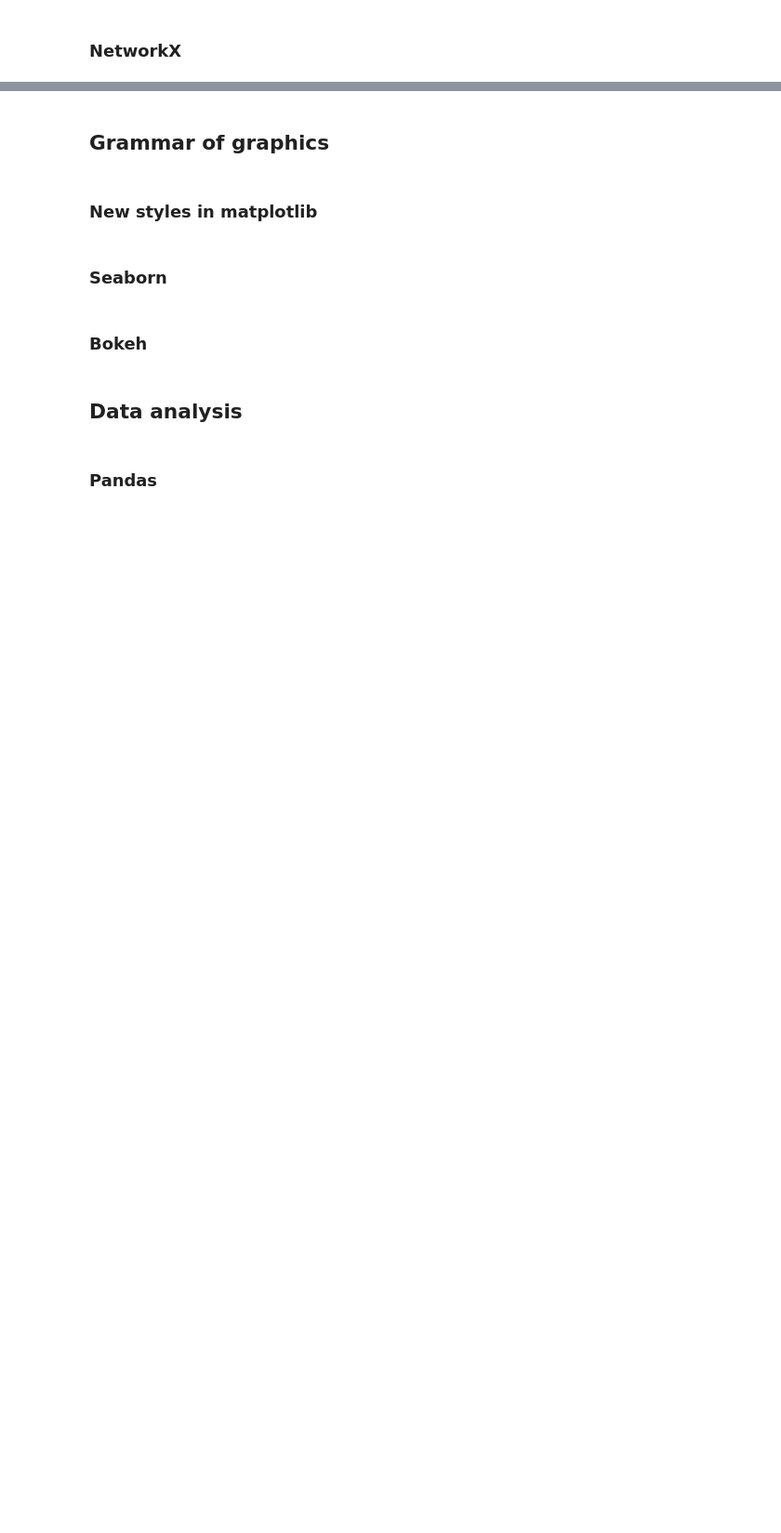
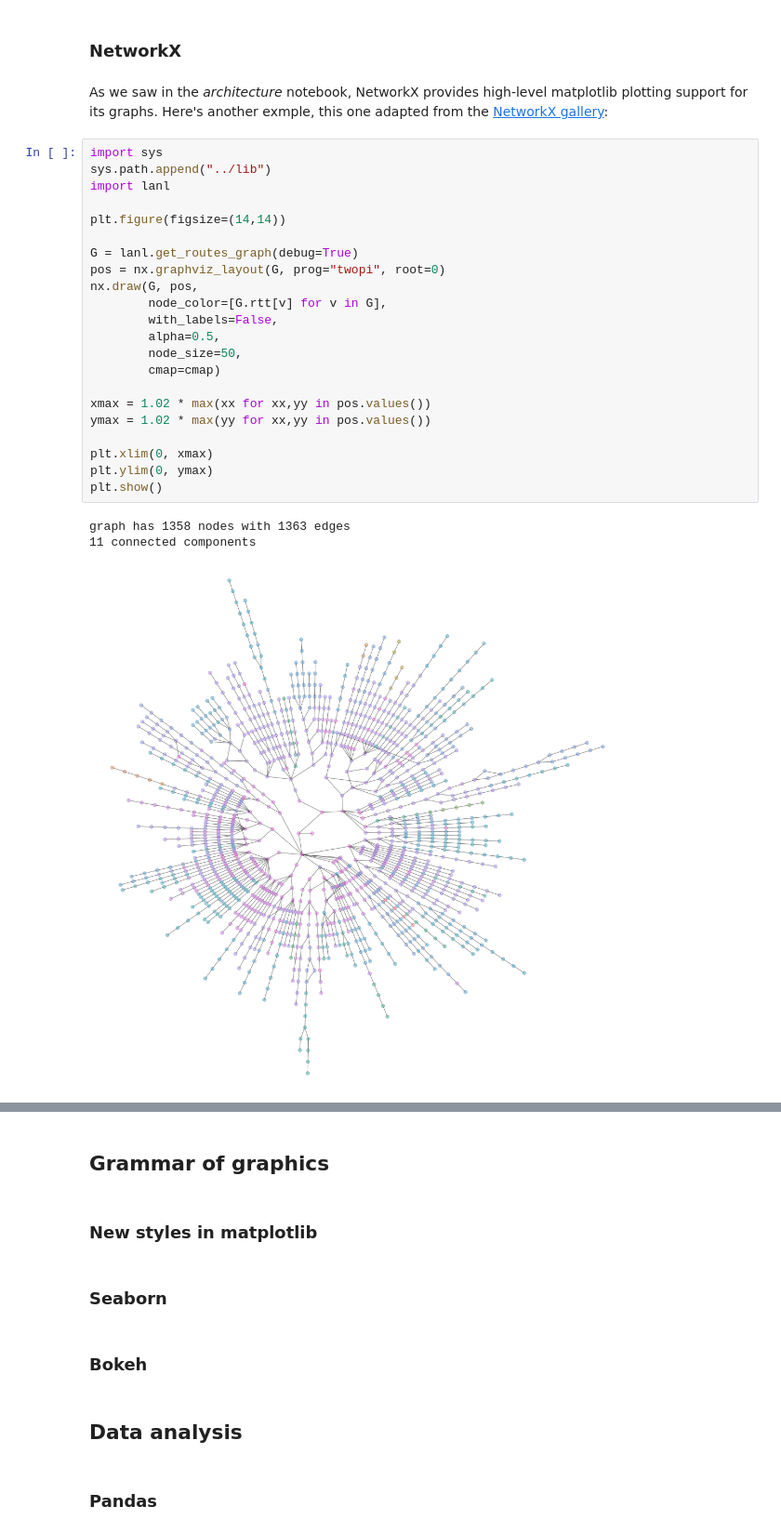
Before and after one commit to masteringmatplotlib/high-level, a Jupyter notebook: notebooks/mmpl-high-level.ipynb, the cells around one changed output, grey strips where cells are left out. Shown: that part at 93% size. Saved outputs shown, nothing was run; the diff lists cells and outputs as text; blank space fills up the shorter version.

Commit message:
Updated notebook with high-level subsections.

```diff
--- a/notebooks/mmpl-high-level.ipynb
+++ b/notebooks/mmpl-high-level.ipynb
@@ -86,2 +172,30 @@ A map of Napoleon's Russian Campaign of 1812 combined with a Sankey diagram depi
 # %% [markdown]
 ### NetworkX
+# %% [markdown]
+As we saw in the *architecture* notebook, NetworkX provides high-level matplotlib plotting support for its graphs. Here's another exmple, this one adapted from the [NetworkX gallery](https://networkx.github.io/documentation/latest/examples/drawing/lanl_routes.html):
+# %%
+import sys
+sys.path.append("../lib")
+import lanl
+
+plt.figure(figsize=(14,14))
+
+G = lanl.get_routes_graph(debug=True)
+pos = nx.graphviz_layout(G, prog="twopi", root=0)
+nx.draw(G, pos,
+        node_color=[G.rtt[v] for v in G],
+        with_labels=False,
+        alpha=0.5,
+        node_size=50,
+        cmap=cmap)
+
+xmax = 1.02 * max(xx for xx,yy in pos.values())
+ymax = 1.02 * max(yy for xx,yy in pos.values())
+
+plt.xlim(0, xmax)
+plt.ylim(0, ymax)
+plt.show()
+# %% [output]
+graph has 1358 nodes with 1363 edges
+11 connected components
+[figure, added]
```
Also changed, not shown: parts of 9 cells of this notebook.
